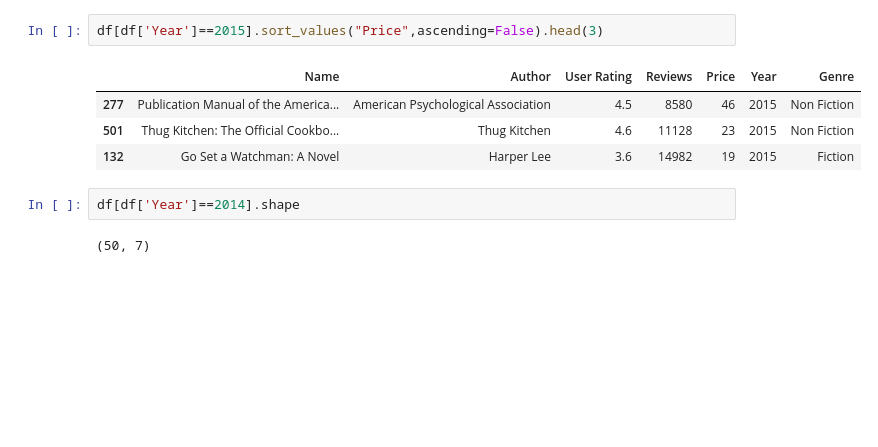
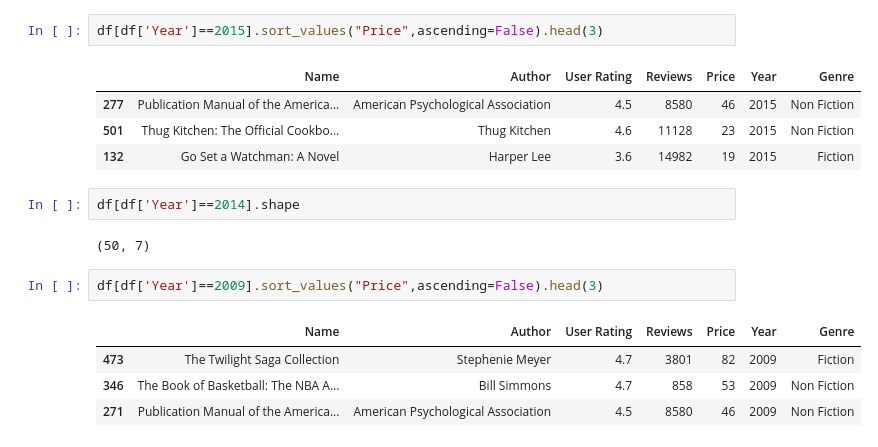
Before and after one commit to Prayush77/Amazon_bestselers_analysis, a Jupyter notebook: src/main.ipynb, the cells around one changed output. Saved outputs shown, nothing was run; the diff lists cells and outputs as text; blank space fills up the shorter version.

```diff
--- a/src/main.ipynb
+++ b/src/main.ipynb
@@ -255,3 +255,10 @@ df[df['Year']==2015].sort_values("Price",ascending=False).head(3)
 df[df['Year']==2014].shape
 # %% [output]
 (50, 7)
+# %%
+df[df['Year']==2009].sort_values("Price",ascending=False).head(3)
+# %% [output]
+|  | Name | Author | User Rating | Reviews | Price | Year | Genre |
+| 473 | The Twilight Saga Collection | Stephenie Meyer | 4.7 | 3801 | 82 | 2009 | Fiction |
+| 346 | The Book of Basketball: The NBA A... | Bill Simmons | 4.7 | 858 | 53 | 2009 | Non Fiction |
+| 271 | Publication Manual of the America... | American Psychological Association | 4.5 | 8580 | 46 | 2009 | Non Fiction |
```
